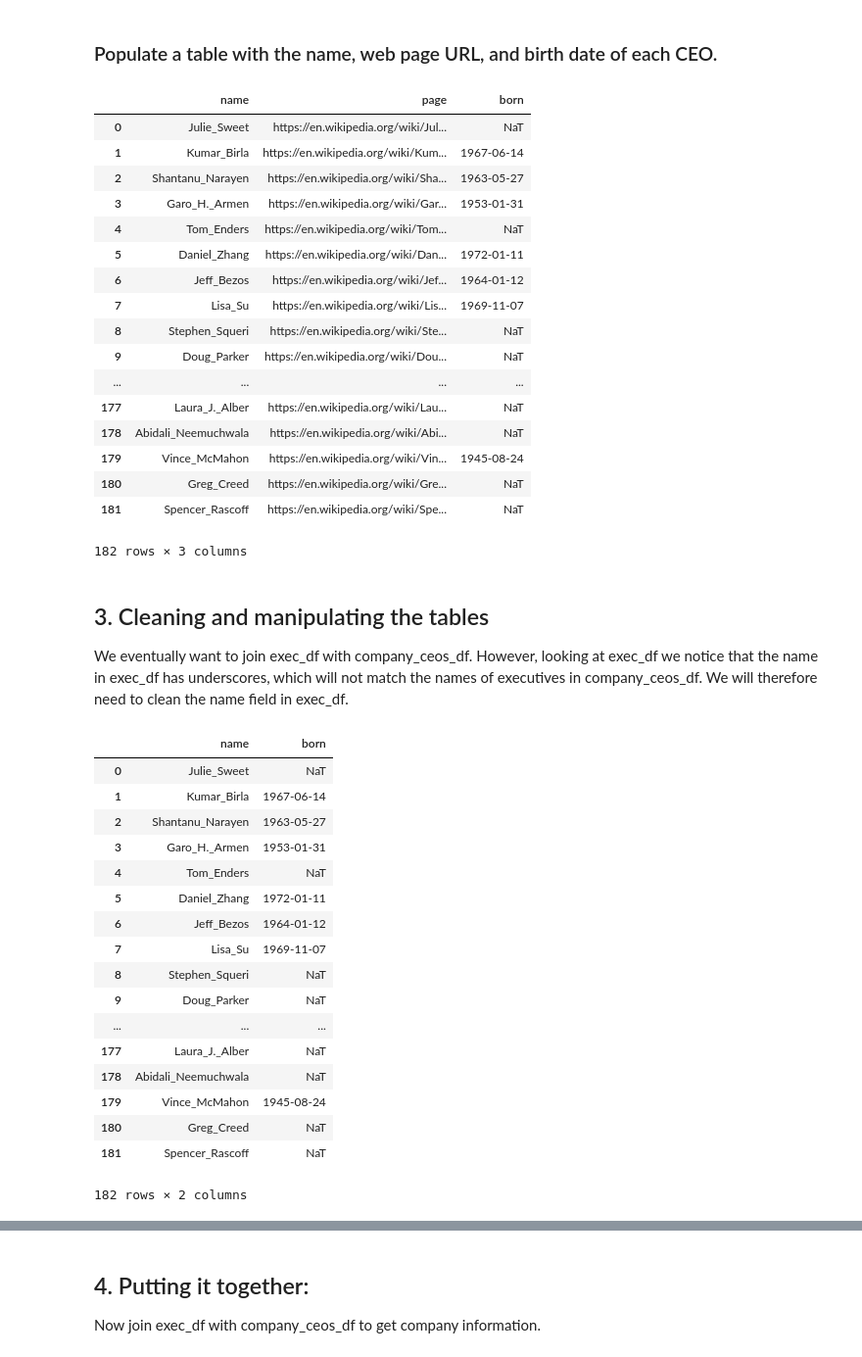
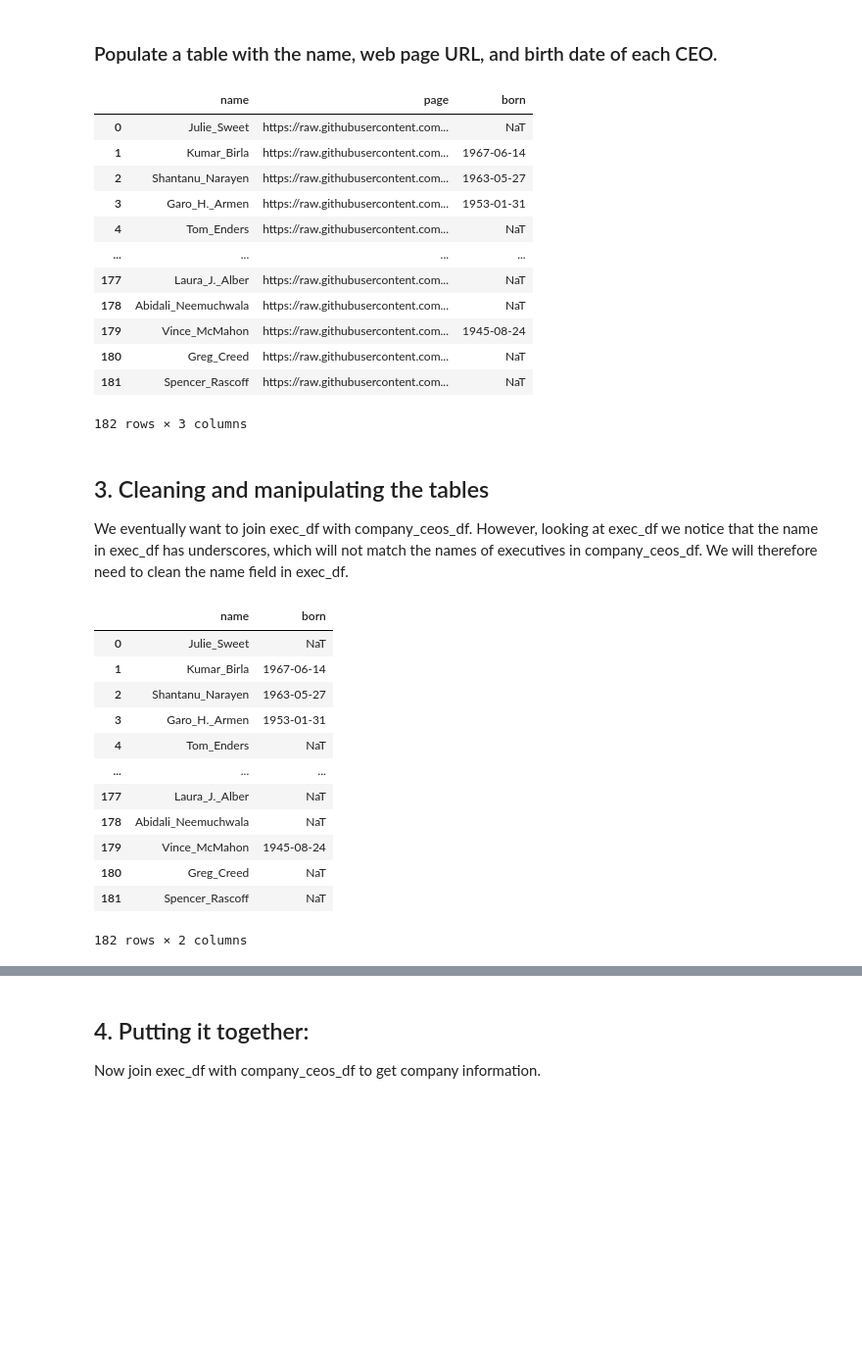
Before and after one commit to odpi/OpenDS4All, a Jupyter notebook: opends4all-resources/opends4all-data-wrangling-and-integration/DATA-WRANGLING-import-link-mixed.ipynb, the cells around one changed output, grey strips where cells are left out. Shown: that part at 98% size. Saved outputs shown, nothing was run; the diff lists cells and outputs as text; code cells hidden in the pictures; blank space fills up the shorter version.

```diff
--- a/opends4all-resources/opends4all-data-wrangling-and-integration/DATA-WRANGLING-import-link-mixed.ipynb
+++ b/opends4all-resources/opends4all-data-wrangling-and-integration/DATA-WRANGLING-import-link-mixed.ipynb
@@ -107,7 +102,8 @@ pd.read_sql_query('select * from companies', conn)
 # %%
 # Now let's read an HTML table containing information about CEOs!
 
-company_ceos_df = pd.read_html('https://en.wikipedia.org/wiki/List_of_chief_executive_officers#List_of_CEOs')[0]
+company_ceos_df = pd.read_html('https://raw.githubusercontent.com/odpi/OpenDS4All/penn-processing-zgi/assets/data/scripts-autoload-data/data-wrangling/en.wikipedia.org/wiki/List_of_chief_executive_officers.html#List_of_CEOs')[0]
+# The fixed version on Oct 13th is: https://en.wikipedia.org/w/index.php?title=List_of_chief_executive_officers&oldid=921040074#List_of_CEOs
 
 company_ceos_df
 # %% [output]
@@ -139,7 +130,7 @@ Ultimately, we need to find the date of birth of the CEOs.  We'll do this by cra
 crawl_list = []
 
 for executive in company_ceos_df['Executive']:
-  crawl_list.append('https://en.wikipedia.org/wiki/' + executive.replace(' ', '_'))
+  crawl_list.append('https://raw.githubusercontent.com/odpi/OpenDS4All/penn-processing-zgi/assets/data/scripts-autoload-data/data-wrangling/en.wikipedia.org/wiki/' + executive.replace(' ', '_') + '.html')
 
 crawl_list
 # %% [output]
@@ -224,46 +215,41 @@ pages
 # %%
 # Use etree.HTML(...) on the HTML content of each page to get a DOM tree that
 # can be processed via XPath to extract the bday information.  Store the CEO name,
 # webpage, and the birthdate (born) in exec_df.
 
 # We first check that the HTML content has a table of type vcard,
 # and then extract the bday information.  If there is no birthdate, the datetime
 # value is NaT (not a type).
 
 
 exec_df = pd.DataFrame(columns=['name','page','born'])
 
 for page in pages:
 
     tree = etree.HTML(page.read().decode("utf-8"))  #create a DOM tree of the page
     url = page.geturl()
     bday = tree.xpath('//table[contains(@class,"vcard")]//tbody/tr/td//span[@class="bday"]/text()')
     if (len(bday)>0):
-        exec_df = exec_df.append({'name': url[url.rfind('/')+1:], 'page': url,
+        exec_df = exec_df.append({'name': url[url.rfind('/')+1:-5], 'page': url,
                    'born': datetime.datetime.strptime(bday[0], '%Y-%m-%d')}, ignore_index=True)
     else:
-            exec_df = exec_df.append({'name': url[url.rfind('/')+1:], 'page': url
+            exec_df = exec_df.append({'name': url[url.rfind('/')+1:-5], 'page': url
                                       , 'born': None}, ignore_index=True)
 
 exec_df
 # %% [output]
 |  | name | page | born |
-| 0 | Julie_Sweet | https://en.wikipedia.org/wiki/Jul... | NaT |
-| 1 | Kumar_Birla | https://en.wikipedia.org/wiki/Kum... | 1967-06-14 |
-| 2 | Shantanu_Narayen | https://en.wikipedia.org/wiki/Sha... | 1963-05-27 |
-| 3 | Garo_H._Armen | https://en.wikipedia.org/wiki/Gar... | 1953-01-31 |
-| 4 | Tom_Enders | https://en.wikipedia.org/wiki/Tom... | NaT |
-| 5 | Daniel_Zhang | https://en.wikipedia.org/wiki/Dan... | 1972-01-11 |
-| 6 | Jeff_Bezos | https://en.wikipedia.org/wiki/Jef... | 1964-01-12 |
-| 7 | Lisa_Su | https://en.wikipedia.org/wiki/Lis... | 1969-11-07 |
-| 8 | Stephen_Squeri | https://en.wikipedia.org/wiki/Ste... | NaT |
-| 9 | Doug_Parker | https://en.wikipedia.org/wiki/Dou... | NaT |
+| 0 | Julie_Sweet | https://raw.githubusercontent.com... | NaT |
+| 1 | Kumar_Birla | https://raw.githubusercontent.com... | 1967-06-14 |
+| 2 | Shantanu_Narayen | https://raw.githubusercontent.com... | 1963-05-27 |
+| 3 | Garo_H._Armen | https://raw.githubusercontent.com... | 1953-01-31 |
+| 4 | Tom_Enders | https://raw.githubusercontent.com... | NaT |
 | ... | ... | ... | ... |
-| 177 | Laura_J._Alber | https://en.wikipedia.org/wiki/Lau... | NaT |
-| 178 | Abidali_Neemuchwala | https://en.wikipedia.org/wiki/Abi... | NaT |
-| 179 | Vince_McMahon | https://en.wikipedia.org/wiki/Vin... | 1945-08-24 |
-| 180 | Greg_Creed | https://en.wikipedia.org/wiki/Gre... | NaT |
-| 181 | Spencer_Rascoff | https://en.wikipedia.org/wiki/Spe... | NaT |
+| 177 | Laura_J._Alber | https://raw.githubusercontent.com... | NaT |
+| 178 | Abidali_Neemuchwala | https://raw.githubusercontent.com... | NaT |
+| 179 | Vince_McMahon | https://raw.githubusercontent.com... | 1945-08-24 |
+| 180 | Greg_Creed | https://raw.githubusercontent.com... | NaT |
+| 181 | Spencer_Rascoff | https://raw.githubusercontent.com... | NaT |
 182 rows × 3 columns
 # %% [markdown]
 ## 3. Cleaning and manipulating the tables
@@ -282,11 +268,6 @@ exec_df[['name', 'born']]
 | 2 | Shantanu_Narayen | 1963-05-27 |
 | 3 | Garo_H._Armen | 1953-01-31 |
 | 4 | Tom_Enders | NaT |
-| 5 | Daniel_Zhang | 1972-01-11 |
-| 6 | Jeff_Bezos | 1964-01-12 |
-| 7 | Lisa_Su | 1969-11-07 |
-| 8 | Stephen_Squeri | NaT |
-| 9 | Doug_Parker | NaT |
 | ... | ... | ... |
 | 177 | Laura_J._Alber | NaT |
 | 178 | Abidali_Neemuchwala | NaT |
```
Also changed, not shown: parts of 26 cells of this notebook, 1 other file.
